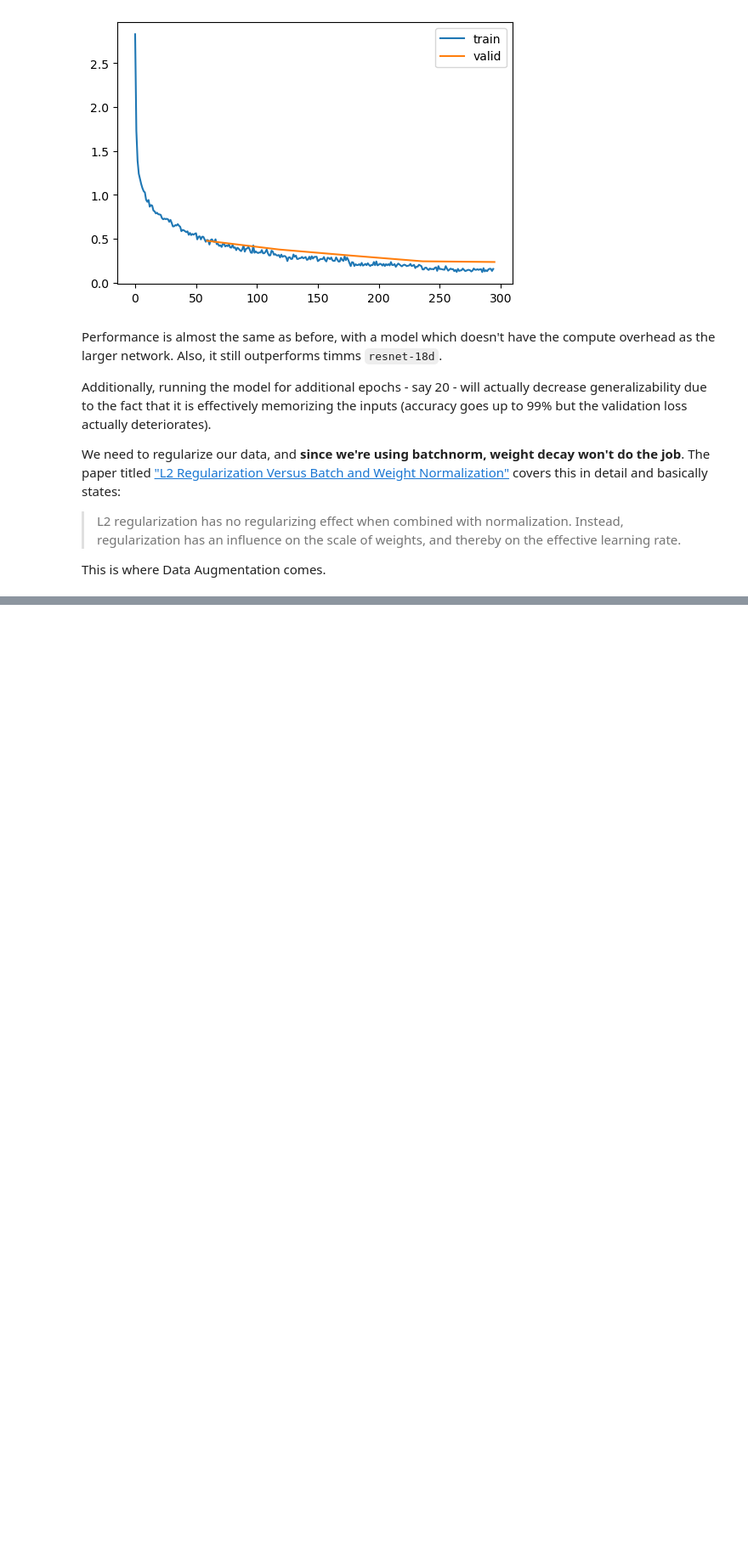
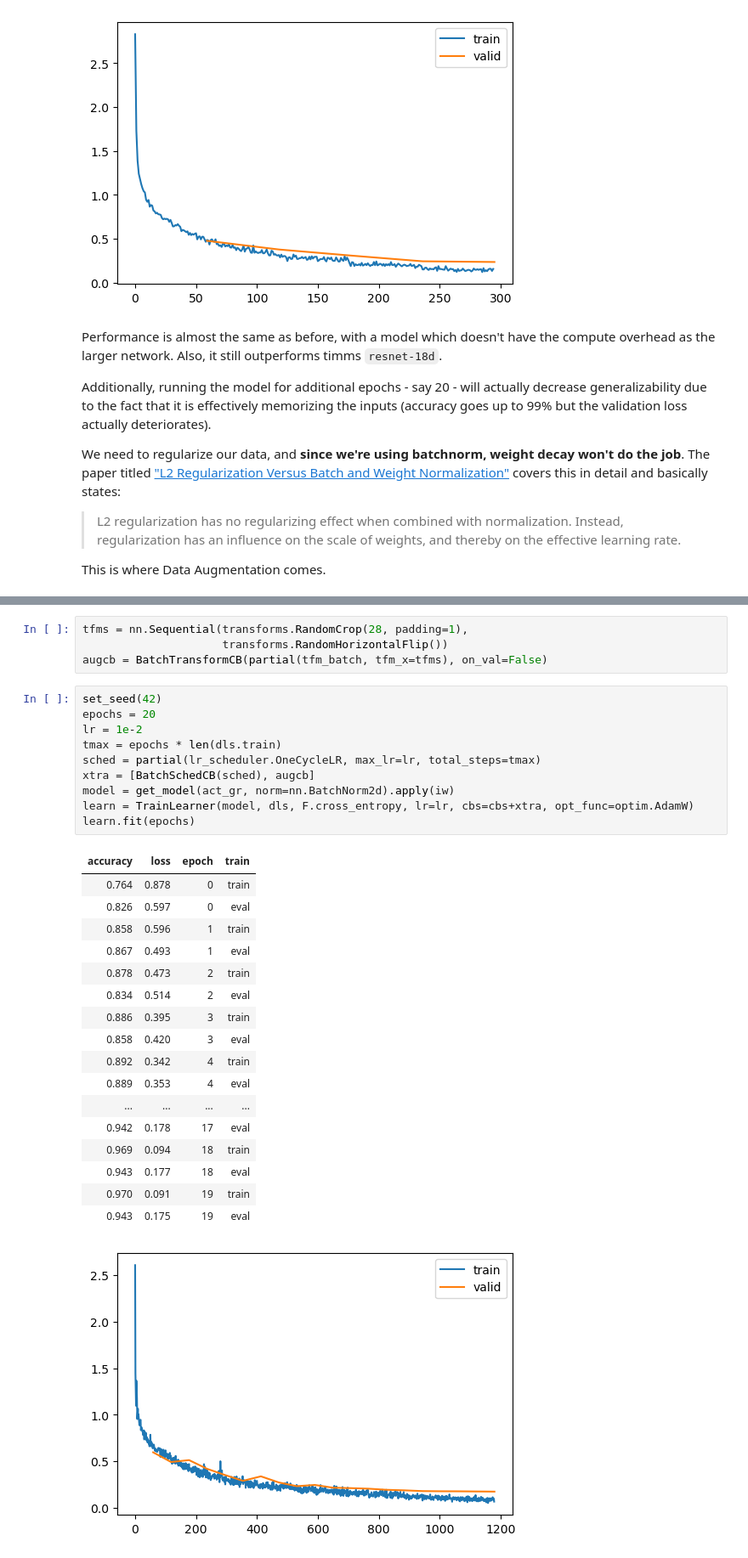
Before and after one commit to bachaudhry/FastAI-22-23, a Jupyter notebook: course_part_2/14_augmentation.ipynb, the cells around one changed output, grey strips where cells are left out. Shown at 85% size. Saved outputs shown, nothing was run; the diff lists cells and outputs as text; blank space fills up the shorter version.

```diff
--- a/course_part_2/14_augmentation.ipynb
+++ b/course_part_2/14_augmentation.ipynb
@@ -304,0 +342,33 @@ This is where Data Augmentation comes.
+# %%
+tfms = nn.Sequential(transforms.RandomCrop(28, padding=1),
+                     transforms.RandomHorizontalFlip())
+augcb = BatchTransformCB(partial(tfm_batch, tfm_x=tfms), on_val=False)
+# %%
+set_seed(42)
+epochs = 20
+lr = 1e-2
+tmax = epochs * len(dls.train)
+sched = partial(lr_scheduler.OneCycleLR, max_lr=lr, total_steps=tmax)
+xtra = [BatchSchedCB(sched), augcb]
+model = get_model(act_gr, norm=nn.BatchNorm2d).apply(iw)
+learn = TrainLearner(model, dls, F.cross_entropy, lr=lr, cbs=cbs+xtra, opt_func=optim.AdamW)
+learn.fit(epochs)
+# %% [output]
+| accuracy | loss | epoch | train |
+| 0.764 | 0.878 | 0 | train |
+| 0.826 | 0.597 | 0 | eval |
+| 0.858 | 0.596 | 1 | train |
+| 0.867 | 0.493 | 1 | eval |
+| 0.878 | 0.473 | 2 | train |
+| 0.834 | 0.514 | 2 | eval |
+| 0.886 | 0.395 | 3 | train |
+| 0.858 | 0.420 | 3 | eval |
+| 0.892 | 0.342 | 4 | train |
+| 0.889 | 0.353 | 4 | eval |
+| ... | ... | ... | ... |
+| 0.942 | 0.178 | 17 | eval |
+| 0.969 | 0.094 | 18 | train |
+| 0.943 | 0.177 | 18 | eval |
+| 0.970 | 0.091 | 19 | train |
+| 0.943 | 0.175 | 19 | eval |
+[figure, added]
```
Also changed, not shown: parts of 11 cells of this notebook.
